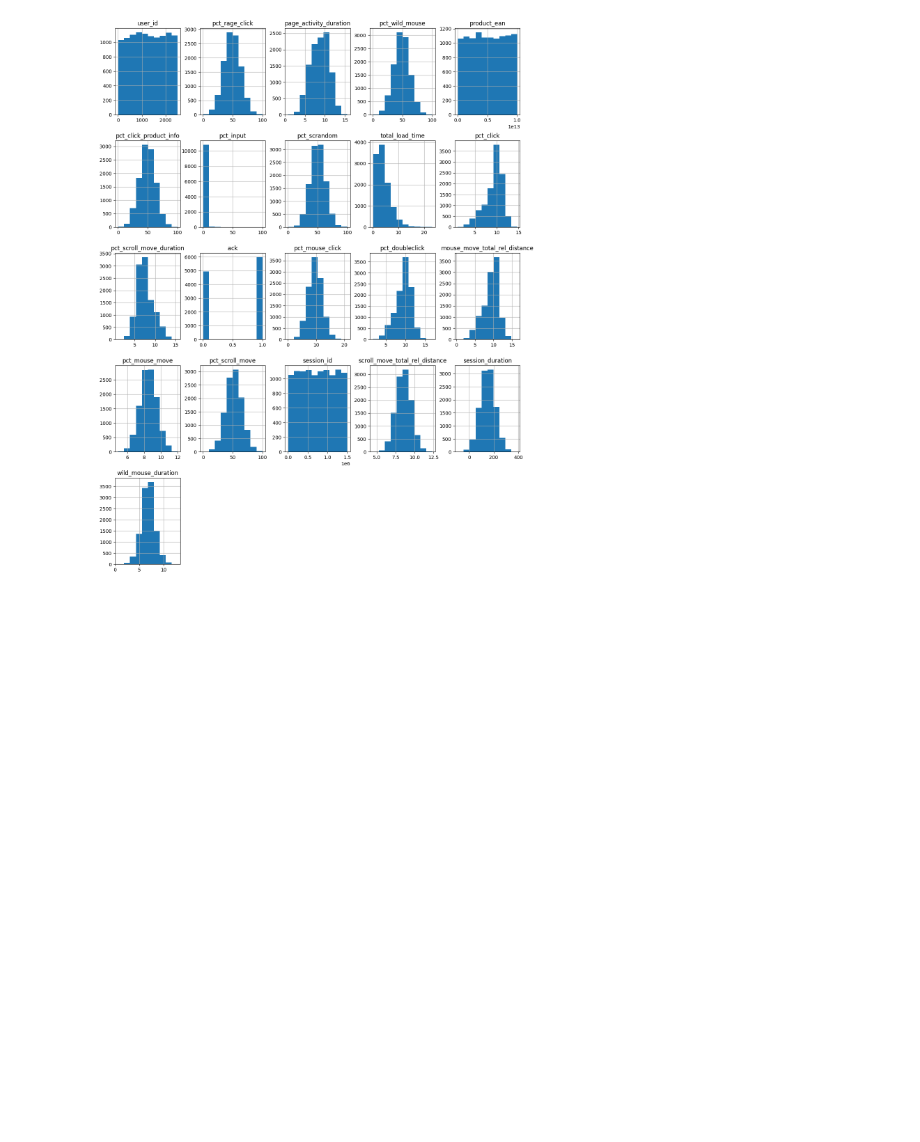
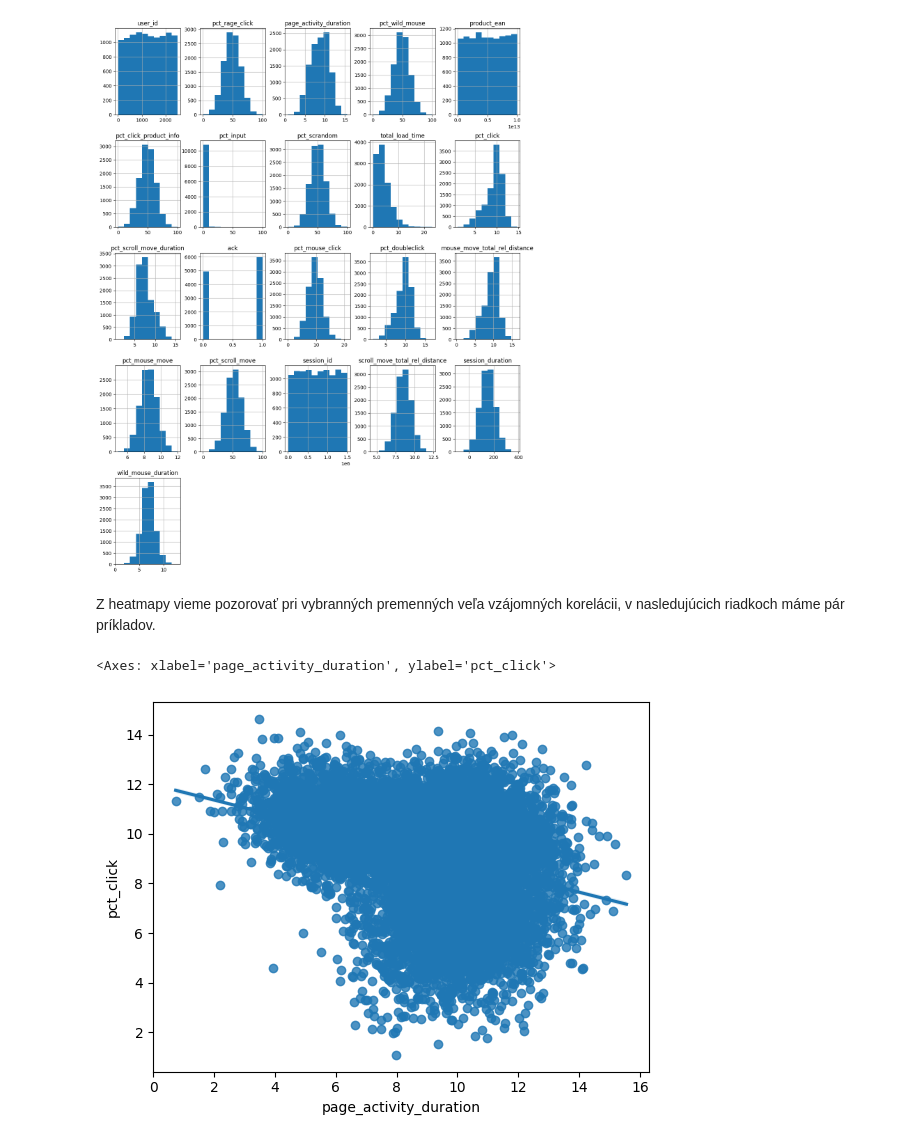
Before and after one commit to LukasLovas/IAU_Project_LL_DL, a Jupyter notebook: zadanie_1_časť.ipynb, the cells around one changed output. Drawn from its saved outputs; the diff is of its cells as text; code cells hidden in the pictures; blank space fills up the shorter version.

```diff
--- a/zadanie_1_časť.ipynb
+++ b/zadanie_1_časť.ipynb
@@ -687,3 +701,10 @@ array([[<Axes: title={'center': 'user_id'}>,
        [<Axes: title={'center': 'wild_mouse_duration'}>, <Axes: >,
         <Axes: >, <Axes: >, <Axes: >]], dtype=object)
 [figure]
+# %% [markdown]
+Z heatmapy vieme pozorovať pri vybranných premenných veľa vzájomných korelácii, v nasledujúcich riadkoch máme pár príkladov.
+# %%
+sns.regplot(x="page_activity_duration",y="pct_click",data=session)
+# %% [output]
+<Axes: xlabel='page_activity_duration', ylabel='pct_click'>
+[figure, added]
```
Also changed, not shown: parts of 20 cells of this notebook.
